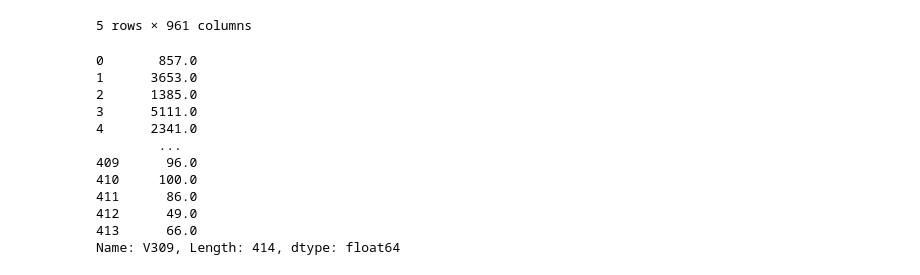
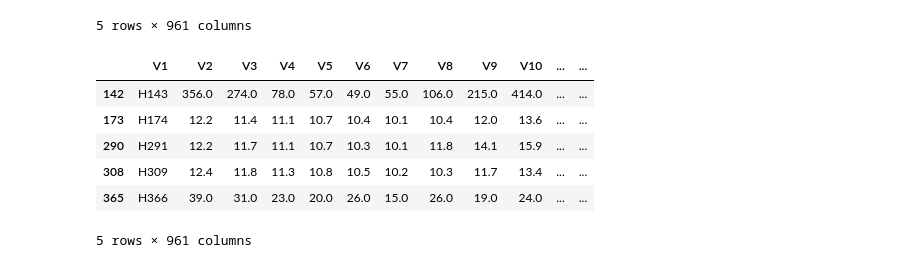
Before and after one commit to Maria-Paula-PR/SeriesTemporales_RedesNeuronales, a Jupyter notebook: Examen2_Tema2.ipynb, the cells around one changed output. Saved outputs shown, nothing was run; the diff lists cells and outputs as text; code cells hidden in the pictures.

```diff
--- a/Examen2_Tema2.ipynb
+++ b/Examen2_Tema2.ipynb
@@ -182,15 +186,11 @@ df1.head()
 # %%
-df1['V309']
+series = df1[df1 ['V1'].isin(mine)]
+series
 # %% [output]
+|  | V1 | V2 | V3 | V4 | V5 | V6 | V7 | V8 | V9 | V10 | ... | ... |
+| 142 | H143 | 356.0 | 274.0 | 78.0 | 57.0 | 49.0 | 55.0 | 106.0 | 215.0 | 414.0 | ... | ... |
+| 173 | H174 | 12.2 | 11.4 | 11.1 | 10.7 | 10.4 | 10.1 | 10.4 | 12.0 | 13.6 | ... | ... |
+| 290 | H291 | 12.2 | 11.7 | 11.1 | 10.7 | 10.3 | 10.1 | 11.8 | 14.1 | 15.9 | ... | ... |
+| 308 | H309 | 12.4 | 11.8 | 11.3 | 10.8 | 10.5 | 10.2 | 10.3 | 11.7 | 13.4 | ... | ... |
+| 365 | H366 | 39.0 | 31.0 | 23.0 | 20.0 | 26.0 | 15.0 | 26.0 | 19.0 | 24.0 | ... | ... |
-0       857.0
-1      3653.0
-2      1385.0
-3      5111.0
-4      2341.0
-        ...
-409      96.0
-410     100.0
-411      86.0
-412      49.0
-413      66.0
-Name: V309, Length: 414, dtype: float64
+5 rows × 961 columns
```
Also changed, not shown: parts of 12 cells of this notebook.
